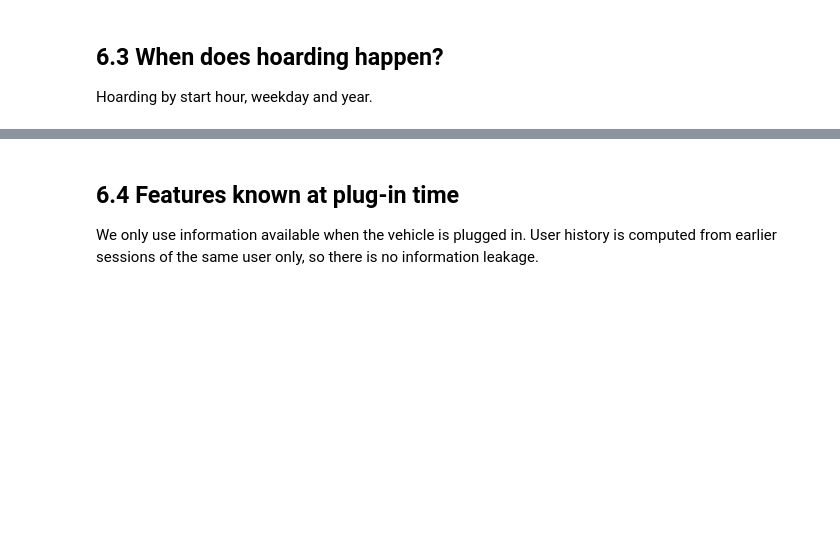
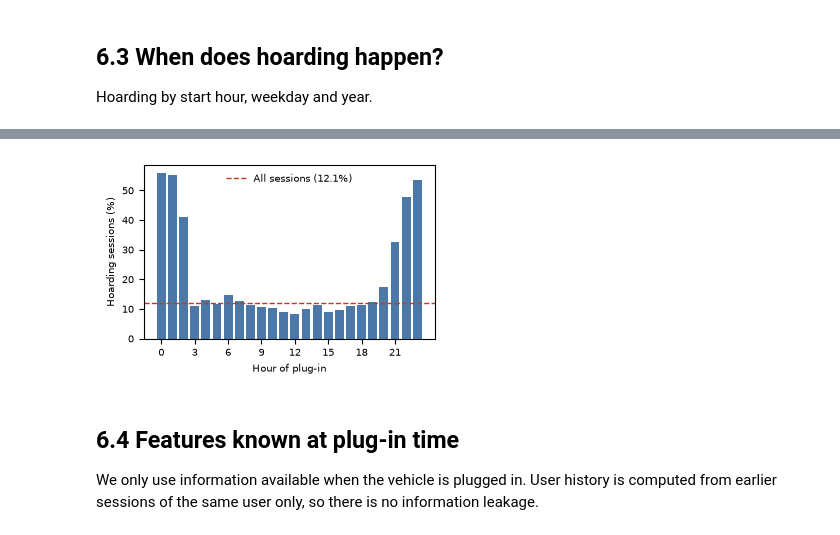
Before and after one commit to FridaGi/ITBA, a Jupyter notebook: ITBA_Project.ipynb, the cells around one changed output, grey strips where cells are left out. Drawn from its saved outputs; the diff is of its cells as text; code cells hidden in the pictures; blank space fills up the shorter version.

Commit message:
figure for frida

```diff
--- a/ITBA_Project.ipynb
+++ b/ITBA_Project.ipynb
@@ -1496,3 +1496,19 @@ plt.tight_layout(); plt.show()
+# %%
+rate = hd.groupby(hd["Start Date"].dt.hour)["Hoarding"].mean() * 100
+overall = hd["Hoarding"].mean() * 100
+
+fig, ax = plt.subplots(figsize=(3.5, 2.3))
+ax.bar(rate.index, rate.values, color="#4c78a8", width=0.8)
+ax.axhline(overall, color="#c0392b", linestyle="--", linewidth=1, label=f"All sessions ({overall:.1f}%)")
+ax.set_xlabel("Hour of plug-in")
+ax.set_ylabel("Hoarding sessions (%)")
+ax.set_xticks(range(0, 24, 3))
+ax.legend(frameon=False, fontsize=7, loc="upper center")
+plt.tight_layout()
+plt.savefig("Figures/hoarding_by_hour.png", dpi=300)
+plt.show()
+# %% [output]
+[figure, added]
 # %% [markdown]
 ## 6.4 Features known at plug-in time
 
```
Also changed, not shown: parts of 2 cells of this notebook, 1 other file.
